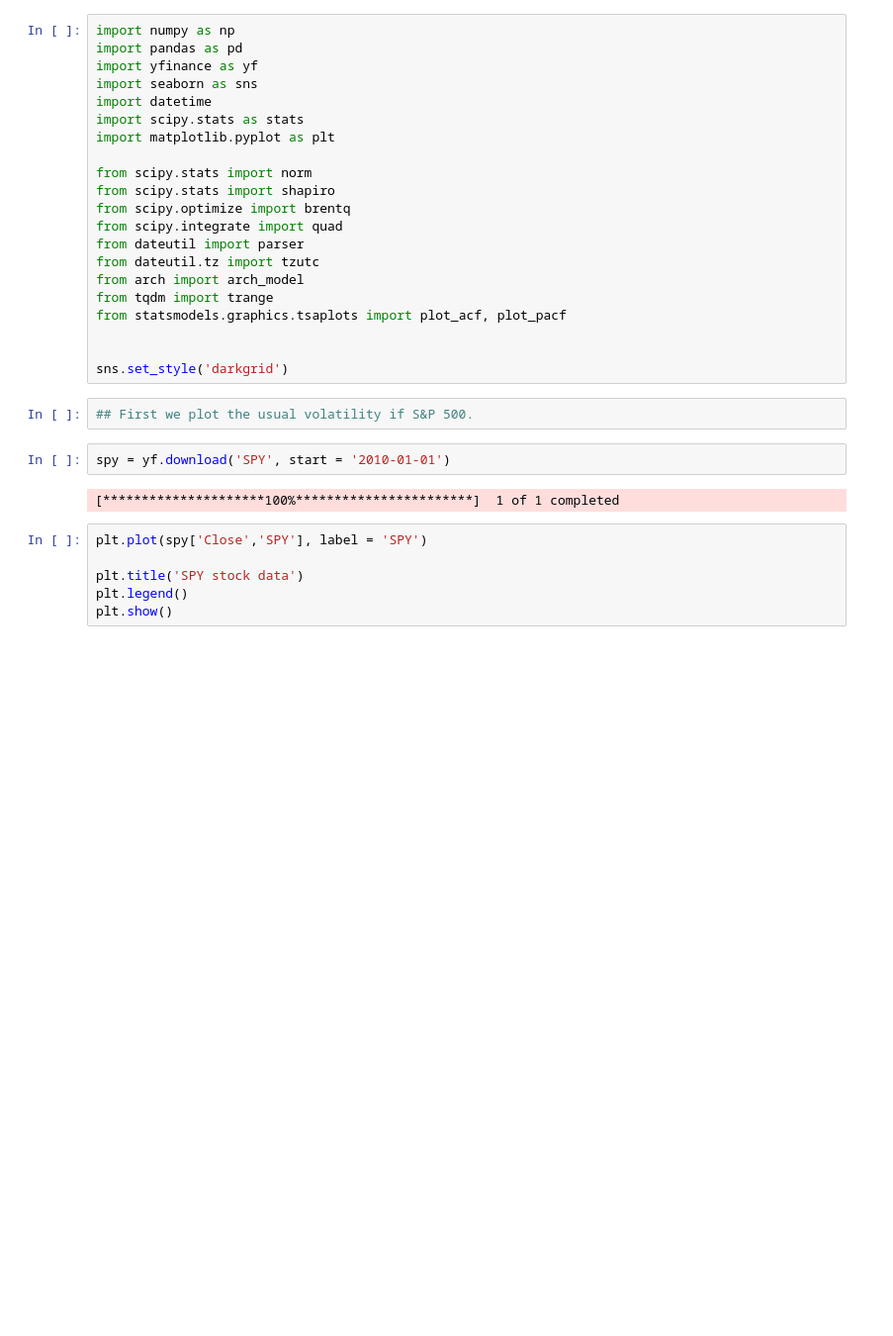
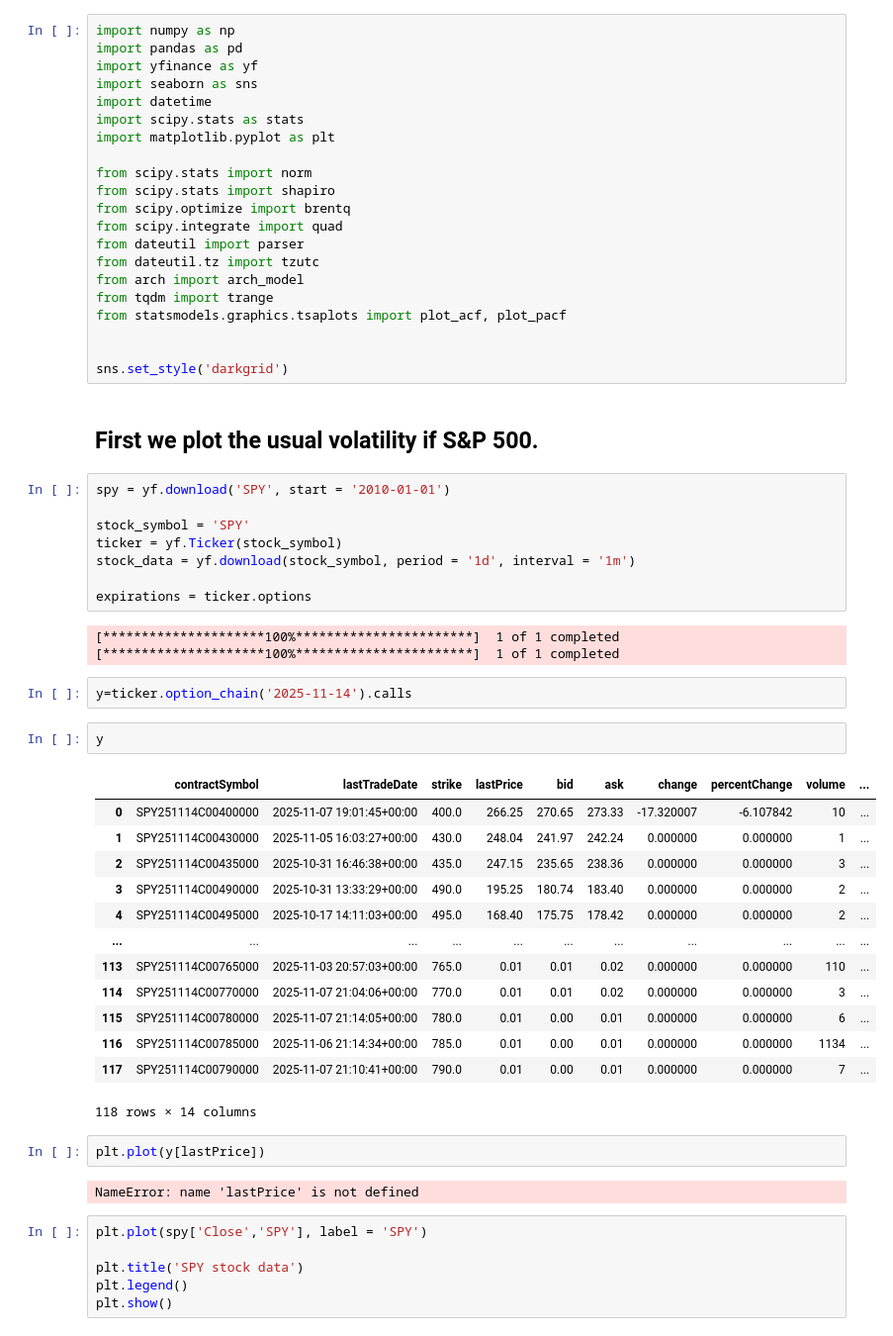
Before and after one commit to anshunirbhay/Erdos-Bootcamp-project-fall-2025, a Jupyter notebook: Project.ipynb, the cells around one changed output. Shown at 99% size. Drawn from its saved outputs; the diff is of its cells as text; blank space fills up the shorter version.

```diff
--- a/Project.ipynb
+++ b/Project.ipynb
@@ -27,12 +27,41 @@ from statsmodels.graphics.tsaplots import plot_acf, plot_pacf
 
 
 sns.set_style('darkgrid')
-# %%
-## First we plot the usual volatility if S&P 500.
+# %% [markdown]
+## First we plot the usual volatility if S&P 500.
 # %%
 spy = yf.download('SPY', start = '2010-01-01')
+
+stock_symbol = 'SPY'
+ticker = yf.Ticker(stock_symbol)
+stock_data = yf.download(stock_symbol, period = '1d', interval = '1m')
+
+expirations = ticker.options
 # %% [output]
 [*********************100%***********************]  1 of 1 completed
+[*********************100%***********************]  1 of 1 completed
+# %%
+y=ticker.option_chain('2025-11-14').calls
+# %%
+y
+# %% [output]
+|  | contractSymbol | lastTradeDate | strike | lastPrice | bid | ask | change | percentChange | volume | ... |
+| 0 | SPY251114C00400000 | 2025-11-07 19:01:45+00:00 | 400.0 | 266.25 | 270.65 | 273.33 | -17.320007 | -6.107842 | 10 | ... |
+| 1 | SPY251114C00430000 | 2025-11-05 16:03:27+00:00 | 430.0 | 248.04 | 241.97 | 242.24 | 0.000000 | 0.000000 | 1 | ... |
+| 2 | SPY251114C00435000 | 2025-10-31 16:46:38+00:00 | 435.0 | 247.15 | 235.65 | 238.36 | 0.000000 | 0.000000 | 3 | ... |
+| 3 | SPY251114C00490000 | 2025-10-31 13:33:29+00:00 | 490.0 | 195.25 | 180.74 | 183.40 | 0.000000 | 0.000000 | 2 | ... |
+| 4 | SPY251114C00495000 | 2025-10-17 14:11:03+00:00 | 495.0 | 168.40 | 175.75 | 178.42 | 0.000000 | 0.000000 | 2 | ... |
+| ... | ... | ... | ... | ... | ... | ... | ... | ... | ... | ... |
+| 113 | SPY251114C00765000 | 2025-11-03 20:57:03+00:00 | 765.0 | 0.01 | 0.01 | 0.02 | 0.000000 | 0.000000 | 110 | ... |
+| 114 | SPY251114C00770000 | 2025-11-07 21:04:06+00:00 | 770.0 | 0.01 | 0.01 | 0.02 | 0.000000 | 0.000000 | 3 | ... |
+| 115 | SPY251114C00780000 | 2025-11-07 21:14:05+00:00 | 780.0 | 0.01 | 0.00 | 0.01 | 0.000000 | 0.000000 | 6 | ... |
+| 116 | SPY251114C00785000 | 2025-11-06 21:14:34+00:00 | 785.0 | 0.01 | 0.00 | 0.01 | 0.000000 | 0.000000 | 1134 | ... |
+| 117 | SPY251114C00790000 | 2025-11-07 21:10:41+00:00 | 790.0 | 0.01 | 0.00 | 0.01 | 0.000000 | 0.000000 | 7 | ... |
+118 rows × 14 columns
+# %%
+plt.plot(y[lastPrice])
+# %% [output]
+NameError: name 'lastPrice' is not defined
 # %%
 plt.plot(spy['Close','SPY'], label = 'SPY')
 
```
Also changed, not shown: parts of 8 cells of this notebook.
